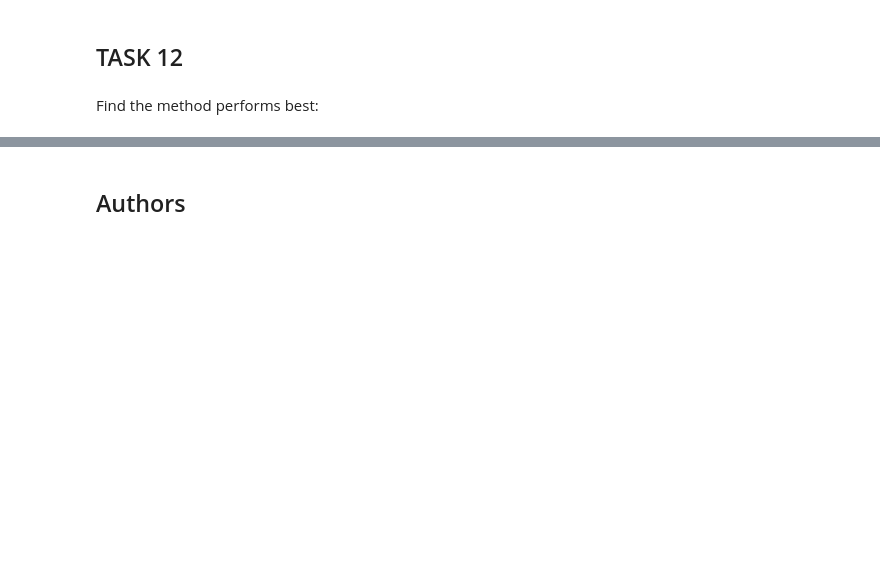
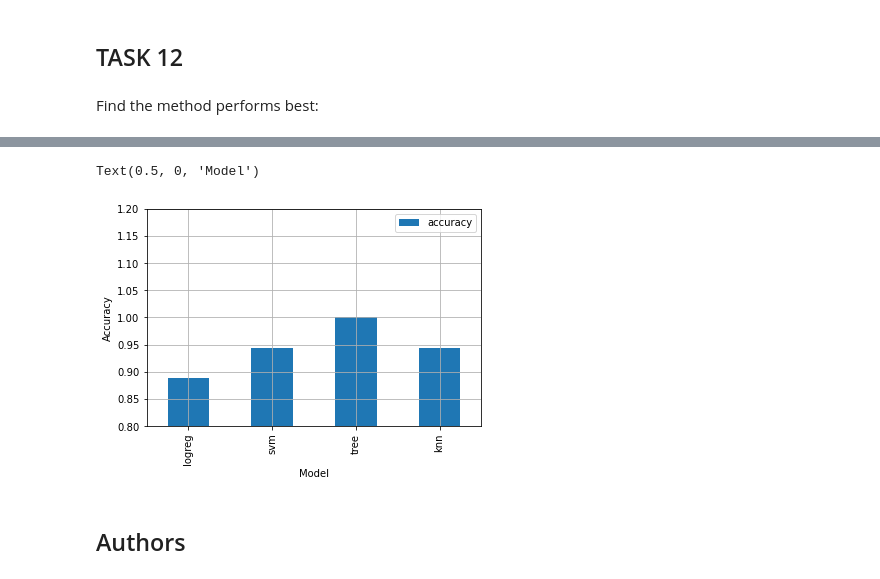
Before and after one commit to yanisb123/capstone_project, a Jupyter notebook: Machine Learning Prediction lab.ipynb, the cells around one changed output, grey strips where cells are left out. Cells and saved outputs as stored; diff of their text form; code cells hidden in the pictures; blank space fills up the shorter version.

```diff
--- a/Machine Learning Prediction lab.ipynb
+++ b/Machine Learning Prediction lab.ipynb
@@ -176,5 +178,6 @@ accuracy : 0.8464285714285715
 # %% [markdown]
 Calculate the accuracy on the test data using the method <code>score</code>:
 # %%
-logreg_cv.score(X_test, Y_test)
+logreg_acc = logreg_cv.score(X_test, Y_test)
+logreg_acc
 # %% [output]
@@ -218,5 +221,6 @@ accuracy : 0.8464285714285715
 # %% [markdown]
 Calculate the accuracy on the test data using the method <code>score</code>:
 # %%
-svm_cv.score(X_test, Y_test)
+svm_acc = svm_cv.score(X_test, Y_test)
+svm_acc
 # %% [output]
@@ -302,5 +307,6 @@ accuracy : 0.8464285714285715
 # %% [markdown]
 Calculate the accuracy of tree_cv on the test data using the method <code>score</code>:
 # %%
-knn_cv.score(X_test, Y_test)
+knn_acc = knn_cv.score(X_test, Y_test)
+knn_acc
 # %% [output]
@@ -331,3 +344,14 @@ Best model is: tree
+# %%
+accuracies = pd.DataFrame({"accuracy": [logreg_acc, svm_acc, tree_acc, knn_acc]},
+            index=["logreg", "svm", "tree","knn" ])
+accuracies.plot.bar()
+plt.ylim([0.8,1.2])
+plt.grid()
+plt.ylabel("Accuracy")
+plt.xlabel("Model")
+# %% [output]
+Text(0.5, 0, 'Model')
+[figure, added]
 # %% [markdown]
 ## Authors
 # %% [markdown]
```
Also changed, not shown: parts of 21 cells of this notebook.
